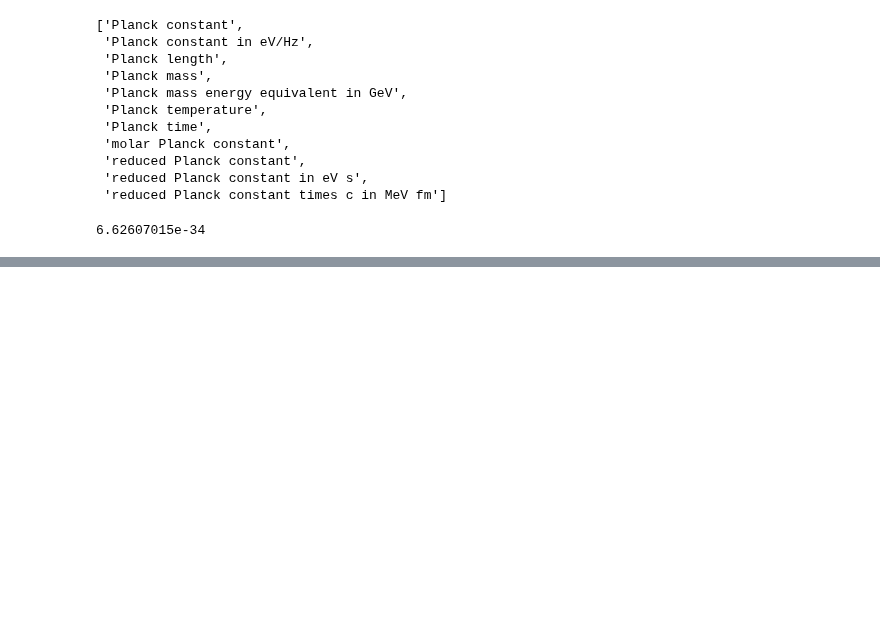
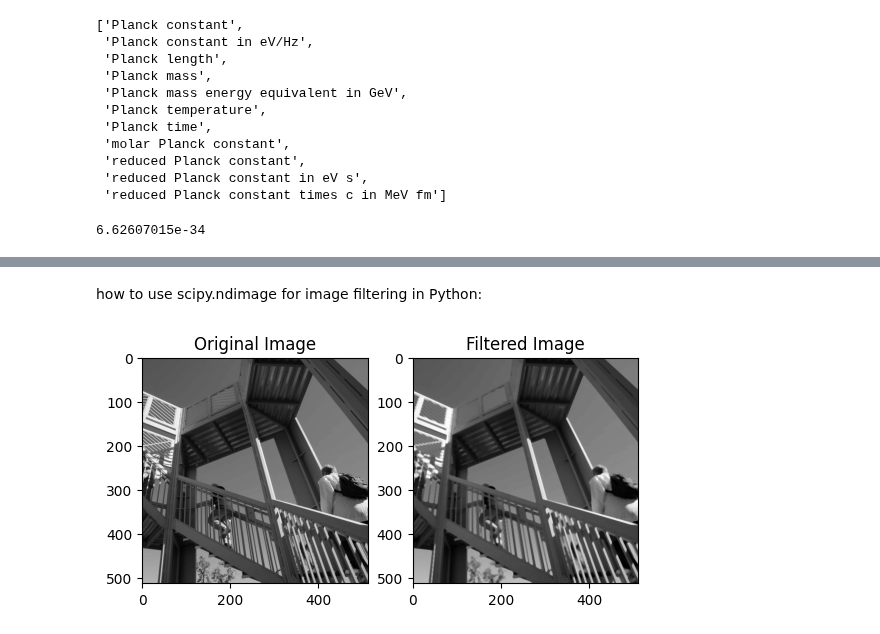
Before and after one commit to urmilapol/urmilapolprojects, a Jupyter notebook: scipy.ipynb, the cells around one changed output, grey strips where cells are left out. Cells and saved outputs as stored; diff of their text form; code cells hidden in the pictures; blank space fills up the shorter version.

```diff
--- a/scipy.ipynb
+++ b/scipy.ipynb
@@ -277,0 +301,8 @@ scipy.constants.value("Planck constant")
+# %%
+import scipy.io
+import numpy as np
+from scipy import io as spio
+a = np.ones((3, 3))
+spio.savemat('file.mat', {'a': a})
+mat_file = scipy.io.loadmat('file.mat')
+mat_file['a']
@@ -277,0 +313,8 @@ scipy.constants.value("Planck constant")
+# %%
+
+import scipy.io
+
+y = [1, 2, 3, 4, 5]
+scipy.io.savemat('results.mat', {'y': y})
+mat_file = scipy.io.loadmat('results.mat')
+mat_file['y']
@@ -277,0 +521,23 @@ scipy.constants.value("Planck constant")
+# %% [markdown]
+how to use scipy.ndimage for image filtering in Python:
+# %%
+import numpy as np
+import scipy.ndimage as ndi
+from scipy import misc
+
+# Load a sample image
+img = misc.ascent()
+
+# Apply a median filter to the image
+filtered = ndi.median_filter(img, size=5)
+
+# Display the original image and the filtered image side-by-side
+import matplotlib.pyplot as plt
+fig, axs = plt.subplots(1, 2)
+axs[0].imshow(img, cmap='gray')
+axs[0].set_title('Original Image')
+axs[1].imshow(filtered, cmap='gray')
+axs[1].set_title('Filtered Image')
+plt.show()
+# %% [output]
+[figure, added]
```
Also changed, not shown: parts of 26 cells of this notebook.
